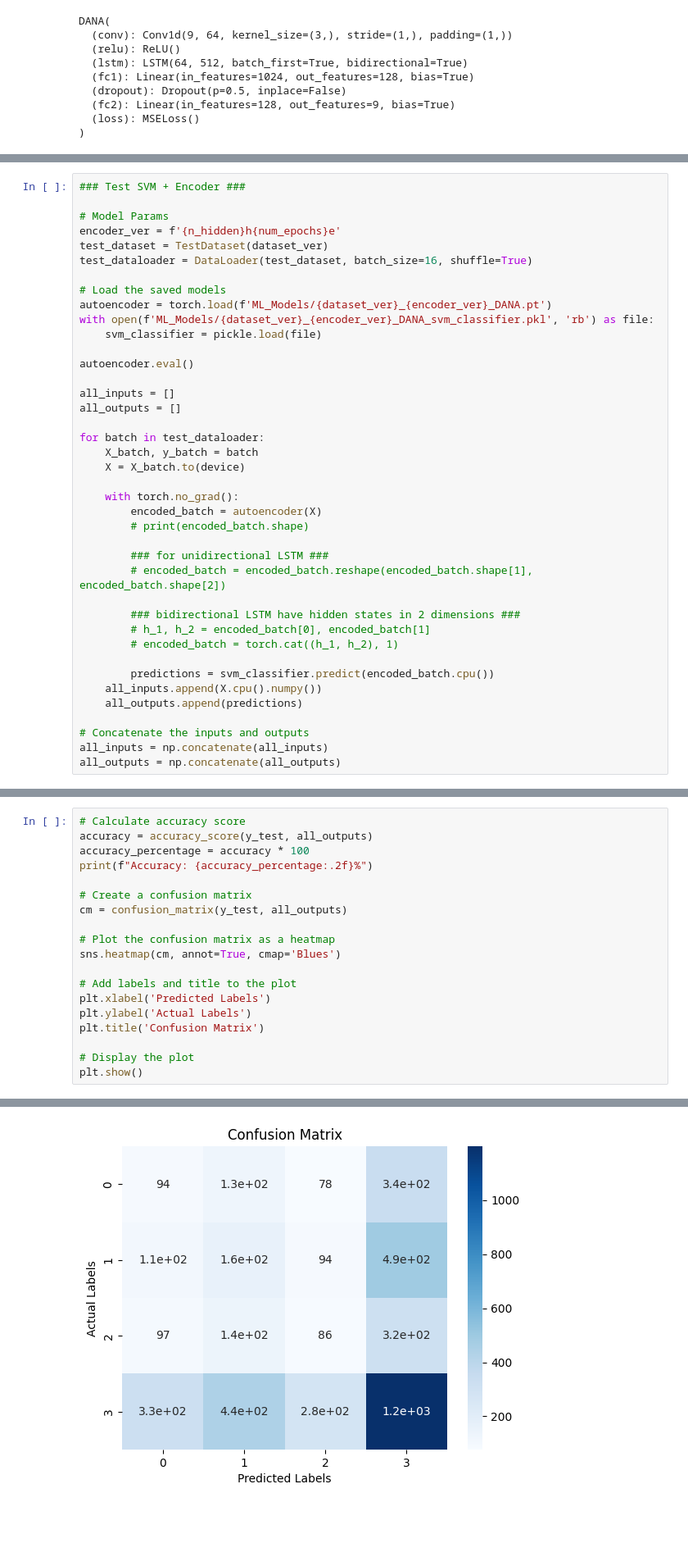
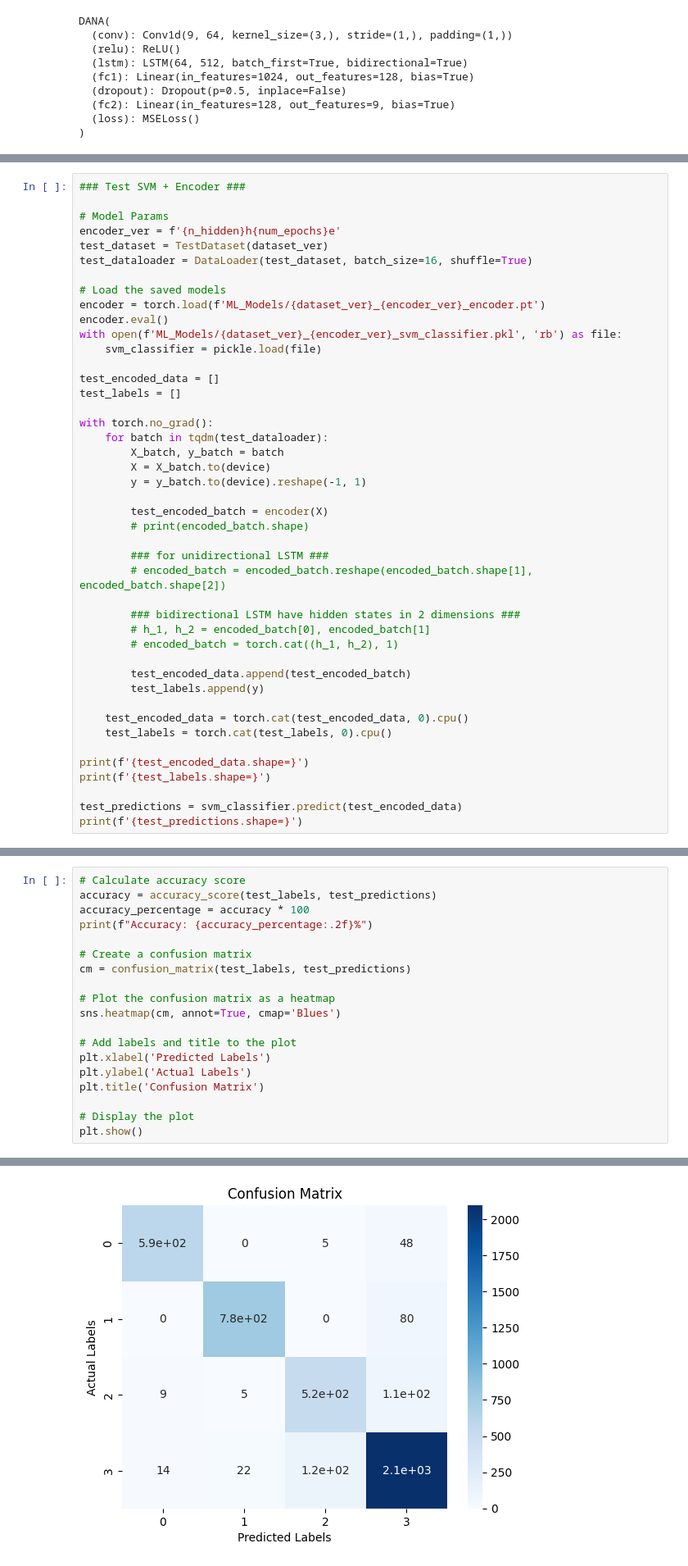
Before and after one commit to zachlim283/DLProject, a Jupyter notebook: LSTM.ipynb, the cells around one changed output, grey strips where cells are left out. Shown at 82% size. Drawn from its saved outputs; the diff is of its cells as text; blank space fills up the shorter version.

```diff
--- a/LSTM.ipynb
+++ b/LSTM.ipynb
@@ -441,21 +447,21 @@ test_dataset = TestDataset(dataset_ver)
 test_dataloader = DataLoader(test_dataset, batch_size=16, shuffle=True)
 
 # Load the saved models
-autoencoder = torch.load(f'ML_Models/{dataset_ver}_{encoder_ver}_DANA.pt')
-with open(f'ML_Models/{dataset_ver}_{encoder_ver}_DANA_svm_classifier.pkl', 'rb') as file:
+encoder = torch.load(f'ML_Models/{dataset_ver}_{encoder_ver}_encoder.pt')
+encoder.eval()
+with open(f'ML_Models/{dataset_ver}_{encoder_ver}_svm_classifier.pkl', 'rb') as file:
     svm_classifier = pickle.load(file)
 
-autoencoder.eval()
+test_encoded_data = []
+test_labels = []
 
-all_inputs = []
-all_outputs = []
+with torch.no_grad():
+    for batch in tqdm(test_dataloader):
+        X_batch, y_batch = batch
+        X = X_batch.to(device)
+        y = y_batch.to(device).reshape(-1, 1)
 
-for batch in test_dataloader:
-    X_batch, y_batch = batch
-    X = X_batch.to(device)
-
-    with torch.no_grad():
-        encoded_batch = autoencoder(X)
+        test_encoded_batch = encoder(X)
         # print(encoded_batch.shape)
 
         ### for unidirectional LSTM ###
@@ -465,10 +471,14 @@ for batch in test_dataloader:
         # h_1, h_2 = encoded_batch[0], encoded_batch[1]
         # encoded_batch = torch.cat((h_1, h_2), 1)
 
-        predictions = svm_classifier.predict(encoded_batch.cpu())
-    all_inputs.append(X.cpu().numpy())
-    all_outputs.append(predictions)
+        test_encoded_data.append(test_encoded_batch)
+        test_labels.append(y)
 
-# Concatenate the inputs and outputs
-all_inputs = np.concatenate(all_inputs)
-all_outputs = np.concatenate(all_outputs)
+    test_encoded_data = torch.cat(test_encoded_data, 0).cpu()
+    test_labels = torch.cat(test_labels, 0).cpu()
+
+print(f'{test_encoded_data.shape=}')
+print(f'{test_labels.shape=}')
+
+test_predictions = svm_classifier.predict(test_encoded_data)
+print(f'{test_predictions.shape=}')
@@ -481,11 +489,11 @@ print(x_train.shape, x_test.shape)
 # %%
 # Calculate accuracy score
-accuracy = accuracy_score(y_test, all_outputs)
+accuracy = accuracy_score(test_labels, test_predictions)
 accuracy_percentage = accuracy * 100
 print(f"Accuracy: {accuracy_percentage:.2f}%")
 
 # Create a confusion matrix
-cm = confusion_matrix(y_test, all_outputs)
+cm = confusion_matrix(test_labels, test_predictions)
 
 # Plot the confusion matrix as a heatmap
 sns.heatmap(cm, annot=True, cmap='Blues')
@@ -502 +510 @@ Accuracy: 35.02%
-[figure, old version]
+[figure, new version]
```
Also changed, not shown: parts of 8 cells of this notebook.
